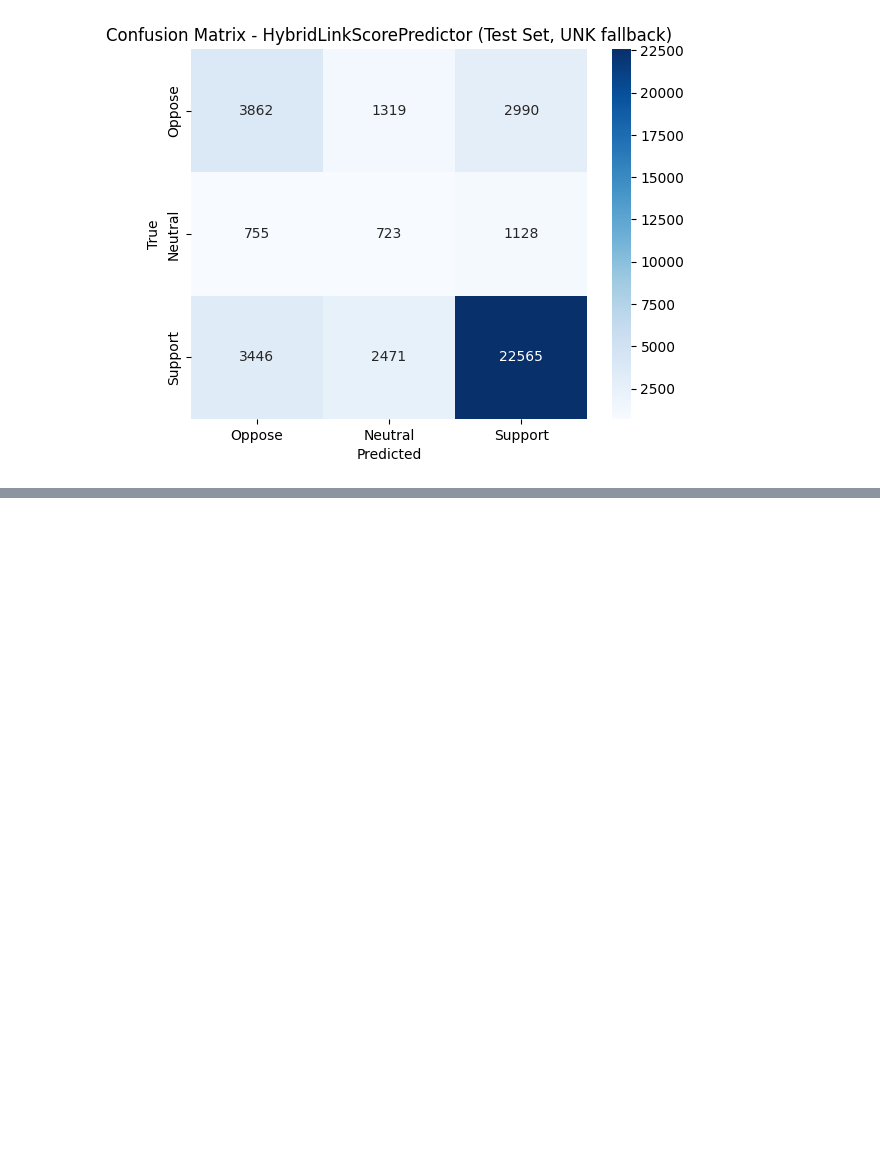
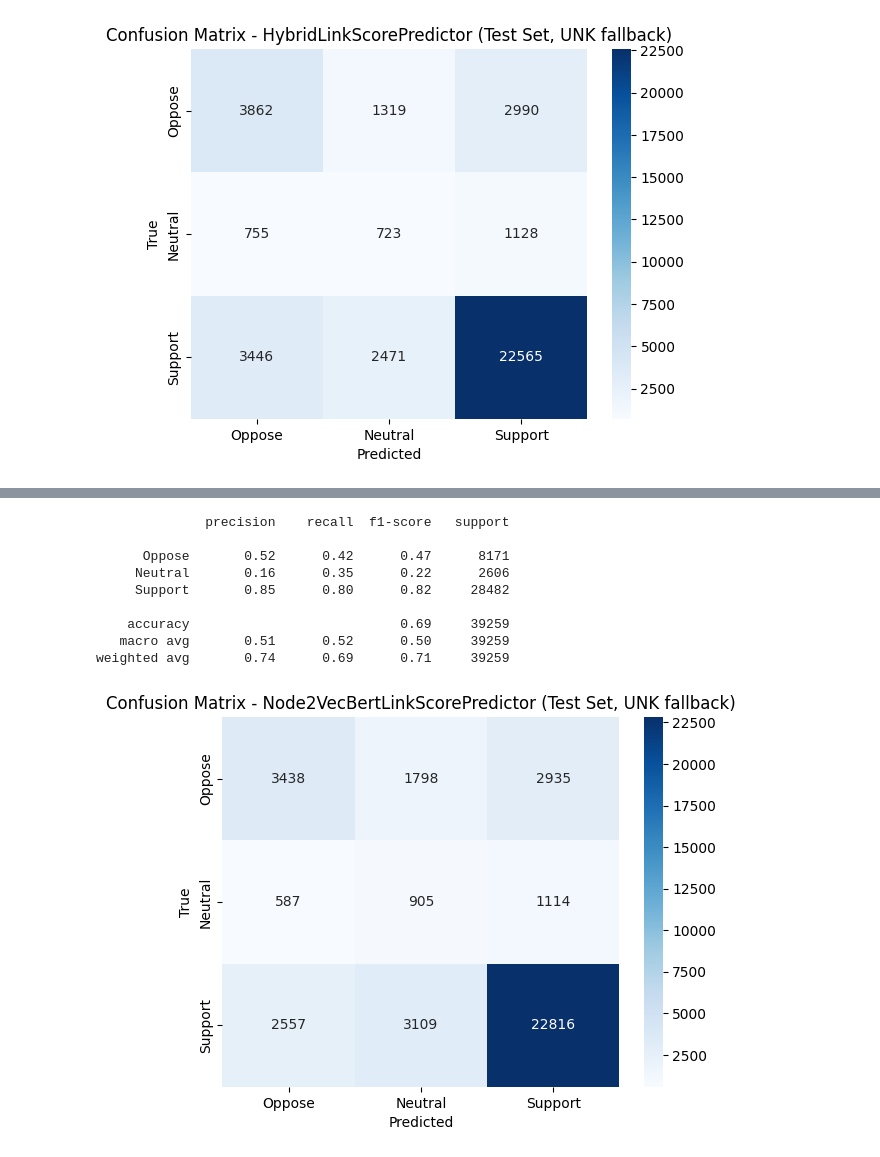
Before and after one commit to Lav-11/LFN_assignment, a Jupyter notebook: hw_wiki_rfa.ipynb, the cells around one changed output, grey strips where cells are left out. Cells and saved outputs as stored; diff of their text form; code cells hidden in the pictures; blank space fills up the shorter version.

Commit message:
Updated dataset formatting

```diff
--- a/hw_wiki_rfa.ipynb
+++ b/hw_wiki_rfa.ipynb
@@ -250,7 +454,7 @@ class LinkPredictor(nn.Module):
 from torch.utils.data import DataLoader, TensorDataset
 from torch.nn.functional import binary_cross_entropy
 
-# Updated dataset and DataLoader
+# Dataset and DataLoader
 train_lp_dataset = TensorDataset(X_lp_train, y_lp_train)
 val_lp_dataset   = TensorDataset(X_lp_val, y_lp_val)
 
@@ -262,7 +466,7 @@ optimizer = torch.optim.Adam(lp_model.parameters(), lr=0.001)
 
 # Early stopping setup
 best_val_loss = float("inf")
-patience, patience_counter = 5, 0
+patience, patience_counter = 3, 0
 
 # Training loop with validation
 for epoch in range(1, 21):
@@ -919,0 +1219,15 @@ weighted avg       0.93      0.93      0.93     39259
+# %%
+# Computes BERT embedding for train, val and test
+texts_train = encode_texts(texts_train_raw)  # corrisponde a X_train_split
+texts_val   = encode_texts(texts_val_raw)    # corrisponde a X_val
+texts_test  = encode_texts(texts_test_raw)   # corrisponde a X_test
+# %%
+from torch.utils.data import TensorDataset, DataLoader
+
+train_dataset = TensorDataset(X_train, y_train, texts_train)
+val_dataset   = TensorDataset(X_val, y_val, texts_val)
+test_dataset  = TensorDataset(X_test, y_test, texts_test)
+
+train_loader = DataLoader(train_dataset, batch_size=256, shuffle=True)
+val_loader   = DataLoader(val_dataset, batch_size=256)
+test_loader  = DataLoader(test_dataset, batch_size=256)
@@ -919,0 +1314,37 @@ weighted avg       0.93      0.93      0.93     39259
+# %%
+from sklearn.metrics import classification_report, confusion_matrix
+import seaborn as sns
+import matplotlib.pyplot as plt
+
+# Evaluation of Node2VecBertLinkScorePredictor (UNK fallback at test)
+model.eval()
+with torch.no_grad():
+    X_eval = X_test.to("cuda")
+    y_true = (y_test + 1).numpy()
+
+    # Non passiamo text_emb → il forward usa self.unk_text_emb
+    y_pred = model(X_eval).argmax(dim=1).cpu().numpy()
+
+# Classification report
+print(classification_report(y_true, y_pred, target_names=["Oppose","Neutral","Support"]))
+
+# Confusion Matrix
+cm = confusion_matrix(y_true, y_pred)
+sns.heatmap(cm, annot=True, fmt="d", cmap="Blues",
+            xticklabels=["Oppose","Neutral","Support"],
+            yticklabels=["Oppose","Neutral","Support"])
+plt.xlabel("Predicted")
+plt.ylabel("True")
+plt.title("Confusion Matrix - Node2VecBertLinkScorePredictor (Test Set, UNK fallback)")
+plt.show()
+# %% [output]
+              precision    recall  f1-score   support
+
+      Oppose       0.52      0.42      0.47      8171
+     Neutral       0.16      0.35      0.22      2606
+     Support       0.85      0.80      0.82     28482
+
+    accuracy                           0.69     39259
+   macro avg       0.51      0.52      0.50     39259
+weighted avg       0.74      0.69      0.71     39259
+[figure, added]
```
Also changed, not shown: parts of 23 cells of this notebook.
